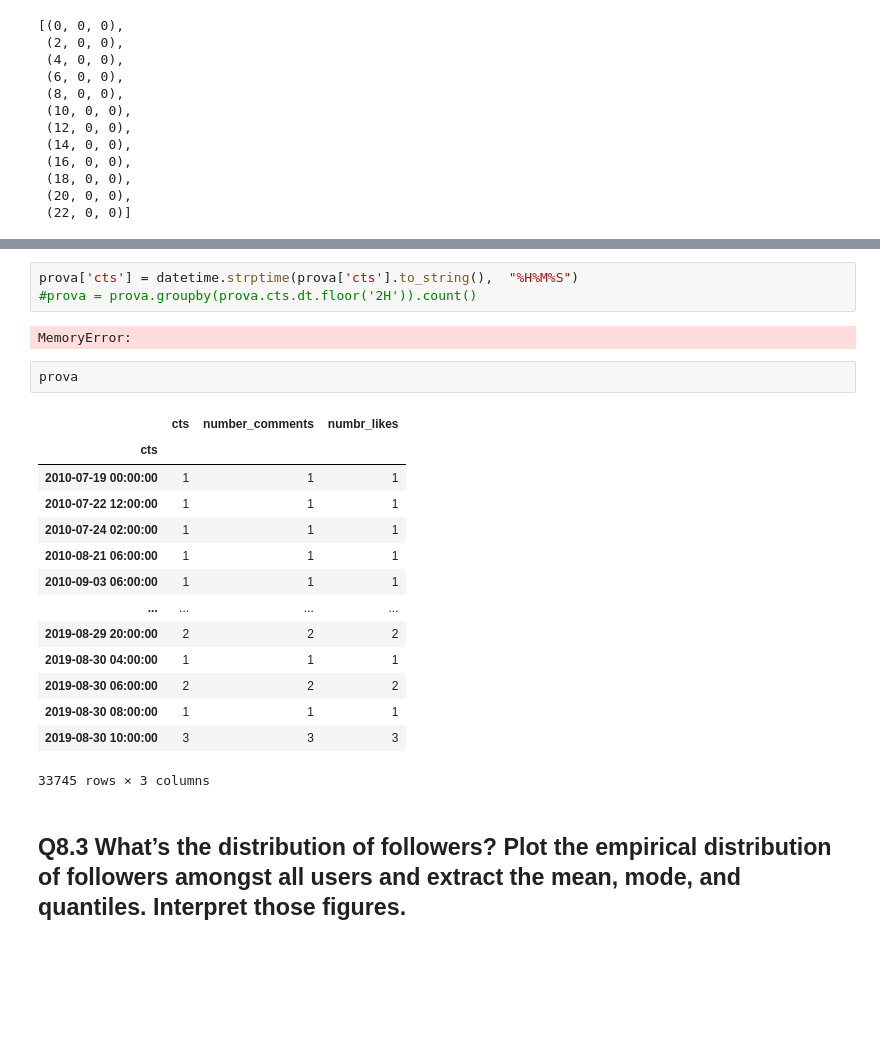
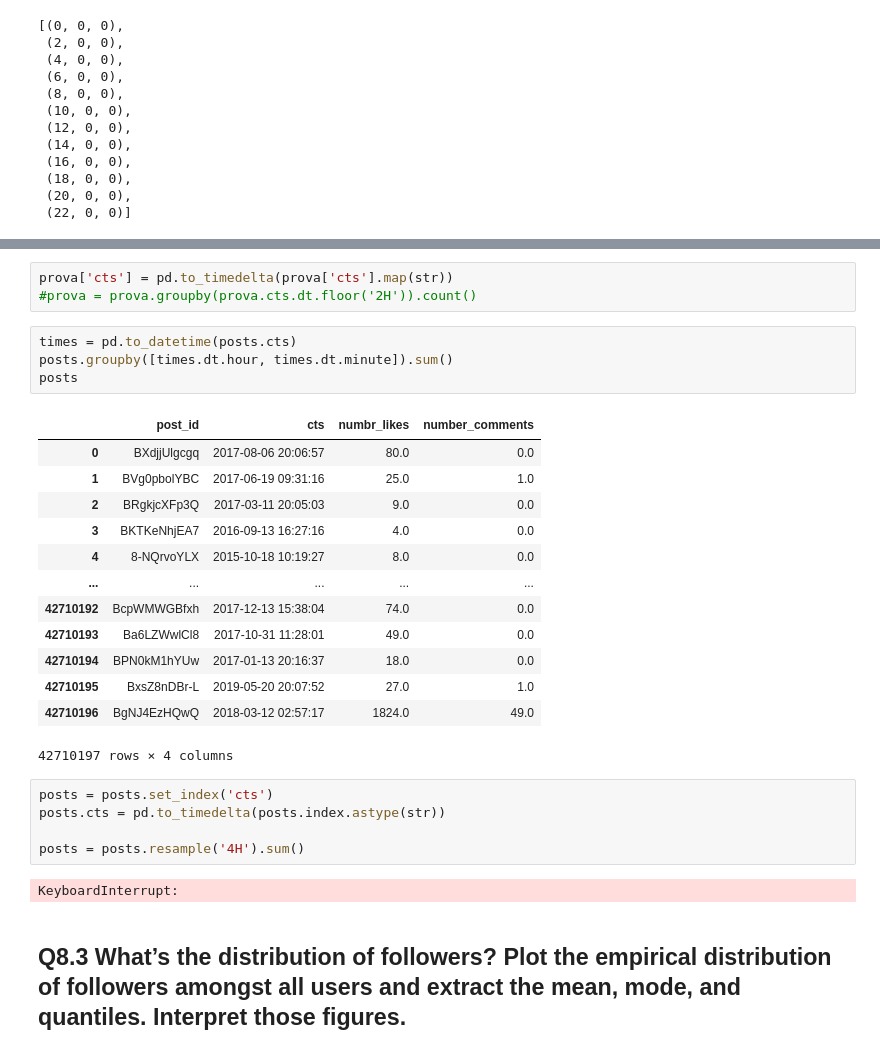
Before and after one commit to MRampo/ADM-HMW2, a Jupyter notebook: Q8.ipynb, the cells around one changed output, grey strips where cells are left out. Drawn from its saved outputs; the diff is of its cells as text; blank space fills up the shorter version.

```diff
--- a/Q8.ipynb
+++ b/Q8.ipynb
@@ -108,27 +109,33 @@ prova.head()
 | 3 | 2016-09-13 16:27:16 | 0.0 | 4.0 |
 | 4 | 2015-10-18 10:19:27 | 0.0 | 8.0 |
 # %%
-prova['cts'] = datetime.strptime(prova['cts'].to_string(),  "%H%M%S")
+prova['cts'] = pd.to_timedelta(prova['cts'].map(str))
 #prova = prova.groupby(prova.cts.dt.floor('2H')).count()
-# %% [output]
-MemoryError:
-# %%
-prova
-# %% [output]
-|  | cts | number_comments | numbr_likes |
-| cts |  |  |  |
-| 2010-07-19 00:00:00 | 1 | 1 | 1 |
-| 2010-07-22 12:00:00 | 1 | 1 | 1 |
-| 2010-07-24 02:00:00 | 1 | 1 | 1 |
-| 2010-08-21 06:00:00 | 1 | 1 | 1 |
-| 2010-09-03 06:00:00 | 1 | 1 | 1 |
-| ... | ... | ... | ... |
-| 2019-08-29 20:00:00 | 2 | 2 | 2 |
-| 2019-08-30 04:00:00 | 1 | 1 | 1 |
-| 2019-08-30 06:00:00 | 2 | 2 | 2 |
-| 2019-08-30 08:00:00 | 1 | 1 | 1 |
-| 2019-08-30 10:00:00 | 3 | 3 | 3 |
-33745 rows × 3 columns
+# %%
+times = pd.to_datetime(posts.cts)
+posts.groupby([times.dt.hour, times.dt.minute]).sum()
+posts
+# %% [output]
+|  | post_id | cts | numbr_likes | number_comments |
+| 0 | BXdjjUlgcgq | 2017-08-06 20:06:57 | 80.0 | 0.0 |
+| 1 | BVg0pbolYBC | 2017-06-19 09:31:16 | 25.0 | 1.0 |
+| 2 | BRgkjcXFp3Q | 2017-03-11 20:05:03 | 9.0 | 0.0 |
+| 3 | BKTKeNhjEA7 | 2016-09-13 16:27:16 | 4.0 | 0.0 |
+| 4 | 8-NQrvoYLX | 2015-10-18 10:19:27 | 8.0 | 0.0 |
+| ... | ... | ... | ... | ... |
+| 42710192 | BcpWMWGBfxh | 2017-12-13 15:38:04 | 74.0 | 0.0 |
+| 42710193 | Ba6LZWwlCl8 | 2017-10-31 11:28:01 | 49.0 | 0.0 |
+| 42710194 | BPN0kM1hYUw | 2017-01-13 20:16:37 | 18.0 | 0.0 |
+| 42710195 | BxsZ8nDBr-L | 2019-05-20 20:07:52 | 27.0 | 1.0 |
+| 42710196 | BgNJ4EzHQwQ | 2018-03-12 02:57:17 | 1824.0 | 49.0 |
+42710197 rows × 4 columns
+# %%
+posts = posts.set_index('cts')
+posts.cts = pd.to_timedelta(posts.index.astype(str))
+
+posts = posts.resample('4H').sum()
+# %% [output]
+KeyboardInterrupt:
 # %% [markdown]
 ## Q8.3 What’s the distribution of followers? Plot the empirical distribution of followers amongst all users and extract the mean, mode, and quantiles. Interpret those figures.
 # %%
```
Also changed, not shown: parts of 2 cells of this notebook, 1 other file.
